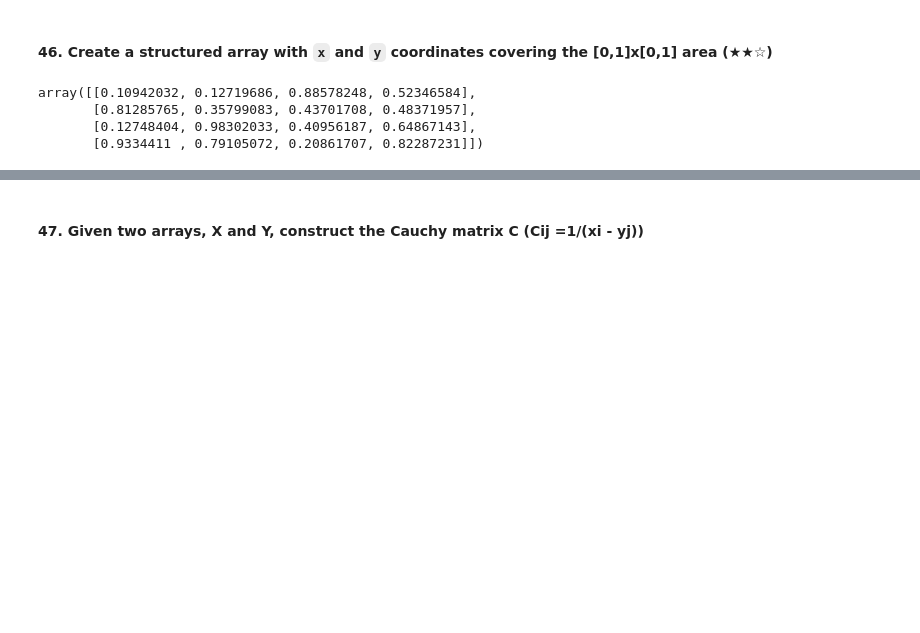
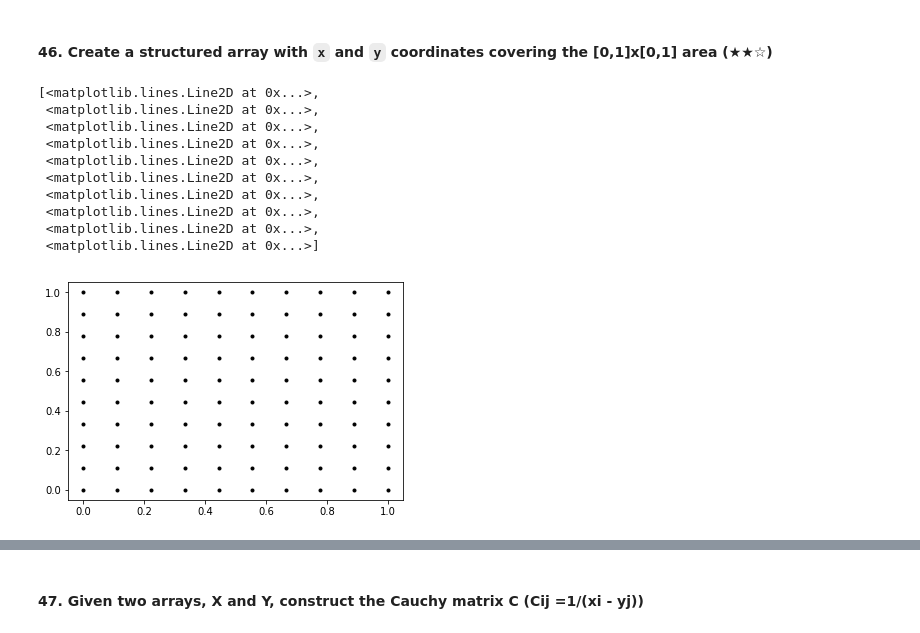
Before and after one commit to YarrDOpanas/uData, a Jupyter notebook: Python/100 Numpy exercises no solution.ipynb, the cells around one changed output, grey strips where cells are left out. Cells and saved outputs as stored; diff of their text form; code cells hidden in the pictures; blank space fills up the shorter version.

```diff
--- a/Python/100 Numpy exercises no solution.ipynb
+++ b/Python/100 Numpy exercises no solution.ipynb
@@ -569,11 +569,21 @@ a
 array([2., 8., 2., 6., 1., 0., 6., 7., 3., 9.])
 # %% [markdown]
 #### 46. Create a structured array with `x` and `y` coordinates covering the \[0,1\]x\[0,1\] area (★★☆)
-# %%
-a = np.random.random((4, 4))
-a
-# %% [output]
-array([[0.10942032, 0.12719686, 0.88578248, 0.52346584],
-       [0.81285765, 0.35799083, 0.43701708, 0.48371957],
-       [0.12748404, 0.98302033, 0.40956187, 0.64867143],
-       [0.9334411 , 0.79105072, 0.20861707, 0.82287231]])
+# %%
+nx, ny = (10, 10)
+x = np.linspace(0, 1, nx)
+y = np.linspace(0, 1, ny)
+xv, yv = np.meshgrid(x, y)
+plt.plot(xv, yv, marker='.', color='k', linestyle='none')
+# %% [output]
+[<matplotlib.lines.Line2D at 0x...>,
+ <matplotlib.lines.Line2D at 0x...>,
+ <matplotlib.lines.Line2D at 0x...>,
+ <matplotlib.lines.Line2D at 0x...>,
+ <matplotlib.lines.Line2D at 0x...>,
+ <matplotlib.lines.Line2D at 0x...>,
+ <matplotlib.lines.Line2D at 0x...>,
+ <matplotlib.lines.Line2D at 0x...>,
+ <matplotlib.lines.Line2D at 0x...>,
+ <matplotlib.lines.Line2D at 0x...>]
+[figure, added]
```
Also changed, not shown: parts of 8 cells of this notebook, 3 other files.
